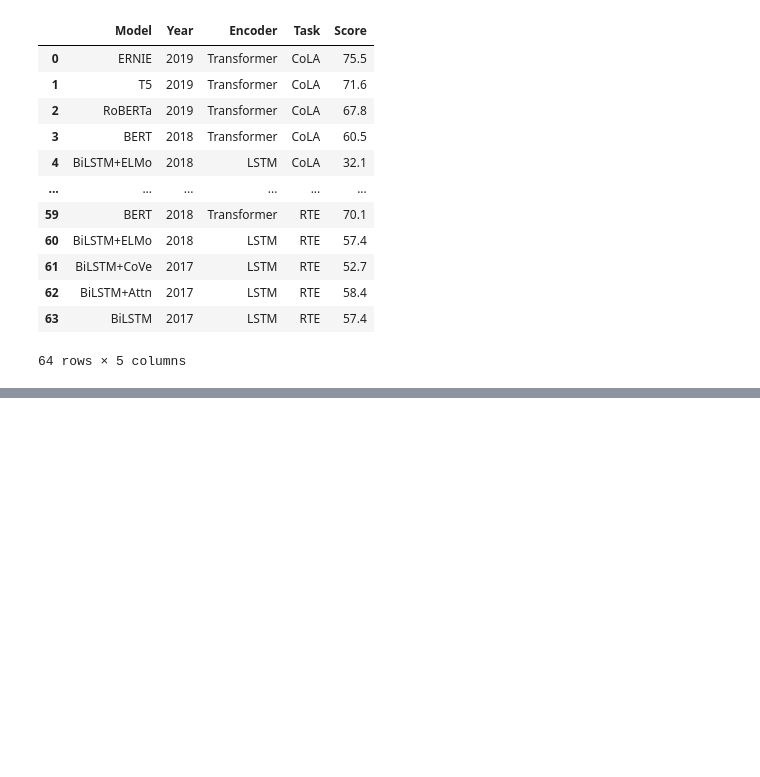
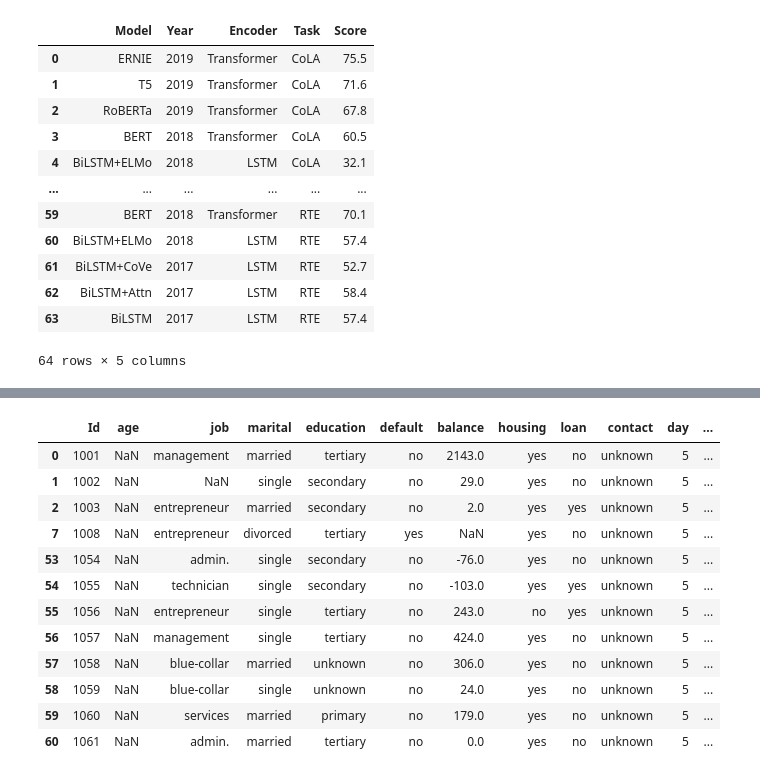
Before and after one commit to PavelNedviga/IFCExtract, a Jupyter notebook: extract_data.ipynb, the cells around one changed output, grey strips where cells are left out. Saved outputs shown, nothing was run; the diff lists cells and outputs as text; code cells hidden in the pictures; blank space fills up the shorter version.

```diff
--- a/extract_data.ipynb
+++ b/extract_data.ipynb
@@ -257,0 +264,16 @@ results = pd.concat([sample_data, sample_mean_05, sample_mean_20])
+# %%
+dfr.loc[dfr.age.isna(),:]
+# %% [output]
+|  | Id | age | job | marital | education | default | balance | housing | loan | contact | day | ... |
+| 0 | 1001 | NaN | management | married | tertiary | no | 2143.0 | yes | no | unknown | 5 | ... |
+| 1 | 1002 | NaN | NaN | single | secondary | no | 29.0 | yes | no | unknown | 5 | ... |
+| 2 | 1003 | NaN | entrepreneur | married | secondary | no | 2.0 | yes | yes | unknown | 5 | ... |
+| 7 | 1008 | NaN | entrepreneur | divorced | tertiary | yes | NaN | yes | no | unknown | 5 | ... |
+| 53 | 1054 | NaN | admin. | single | secondary | no | -76.0 | yes | no | unknown | 5 | ... |
+| 54 | 1055 | NaN | technician | single | secondary | no | -103.0 | yes | yes | unknown | 5 | ... |
+| 55 | 1056 | NaN | entrepreneur | single | tertiary | no | 243.0 | no | yes | unknown | 5 | ... |
+| 56 | 1057 | NaN | management | single | tertiary | no | 424.0 | yes | no | unknown | 5 | ... |
+| 57 | 1058 | NaN | blue-collar | married | unknown | no | 306.0 | yes | no | unknown | 5 | ... |
+| 58 | 1059 | NaN | blue-collar | single | unknown | no | 24.0 | yes | no | unknown | 5 | ... |
+| 59 | 1060 | NaN | services | married | primary | no | 179.0 | yes | no | unknown | 5 | ... |
+| 60 | 1061 | NaN | admin. | married | tertiary | no | 0.0 | yes | no | unknown | 5 | ... |
```
Also changed, not shown: parts of 17 cells of this notebook, 2 other files.
